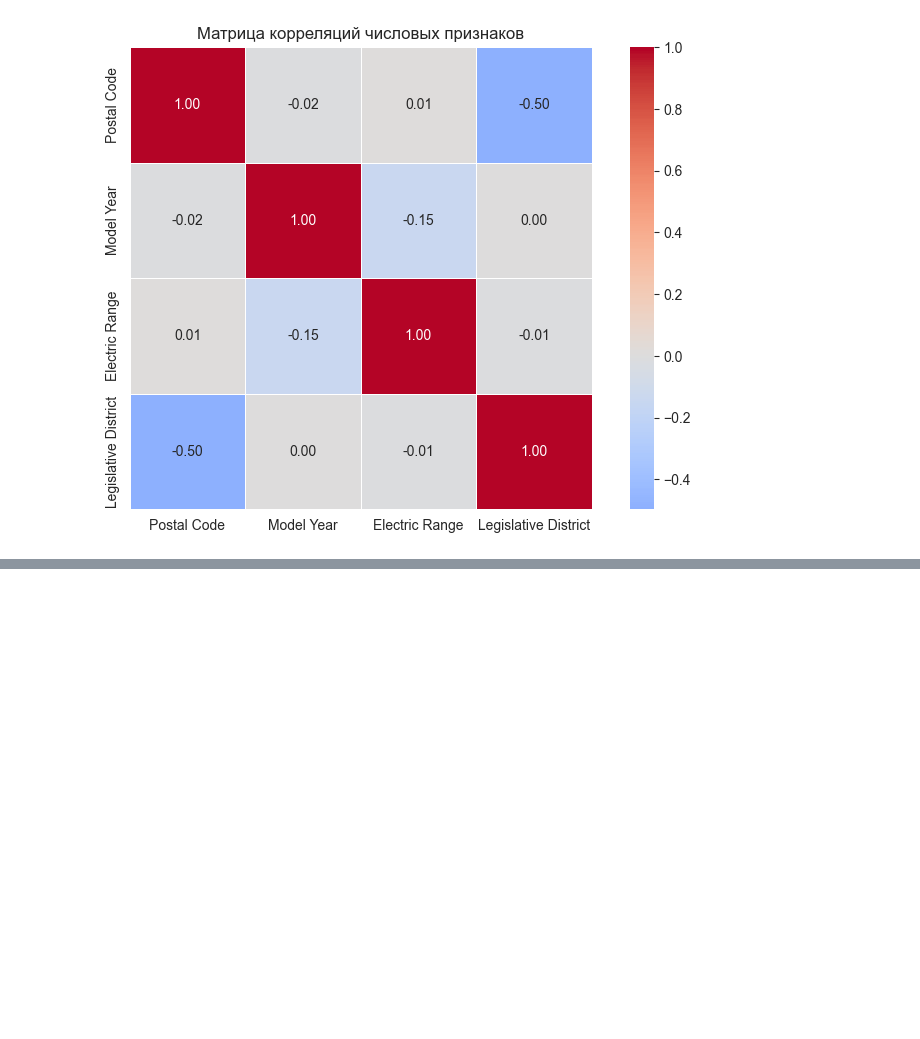
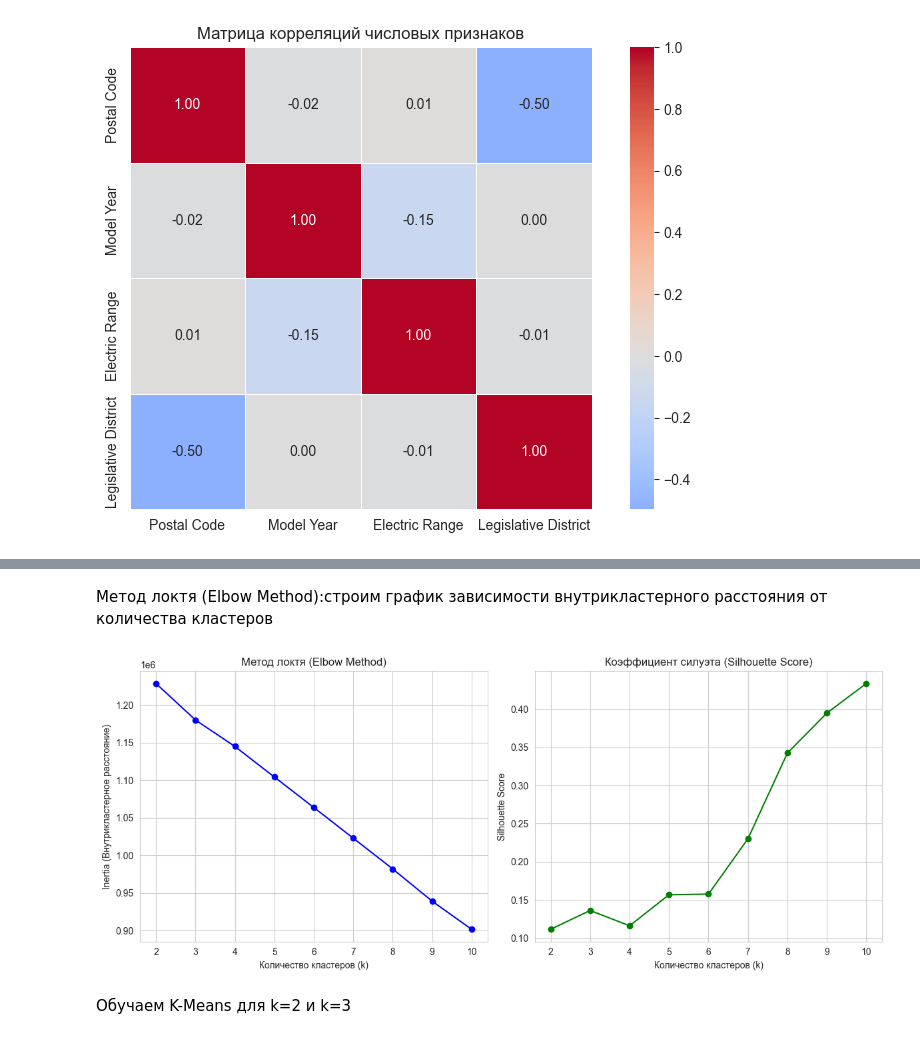
Before and after one commit to alexm1h/Machine-Learning-Python, a Jupyter notebook: lab2_MO/lab2_MO.ipynb, the cells around one changed output, grey strips where cells are left out. Drawn from its saved outputs; the diff is of its cells as text; code cells hidden in the pictures; blank space fills up the shorter version.

```diff
--- a/lab2_MO/lab2_MO.ipynb
+++ b/lab2_MO/lab2_MO.ipynb
@@ -281,0 +284,13 @@ Legislative District              1.000000
+# %%
+from sklearn.preprocessing import StandardScaler
+
+X = data_clean[['Make', 'Model Year', 'Electric Range']].copy()
+y_true = data_clean['Electric Vehicle Type']
+
+X = pd.get_dummies(X, columns=['Make'], drop_first=True)
+
+scaler = StandardScaler()
+X_scaled = scaler.fit_transform(X)
+
+print(f"Размер матрицы X для кластеризации: {X_scaled.shape}")
+print(f"Первые 5 строк масштабированных данных:\n{X_scaled[:5]}")
@@ -281,0 +315,40 @@ Legislative District              1.000000
+# %% [markdown]
+Метод локтя (Elbow Method):строим график зависимости внутрикластерного расстояния от количества кластеров
+# %%
+from sklearn.cluster import KMeans
+from sklearn.metrics import silhouette_score
+
+#Списки для сохранения результатов
+inertia = []
+silhouette_scores = []
+K_range = range(2, 11)
+
+for k in K_range:
+    kmeans = KMeans(n_clusters=k, random_state=42, n_init=10)
+    kmeans.fit(X_scaled)
+
+    #Сохраняем метрики
+    inertia.append(kmeans.inertia_)
+    silhouette_scores.append(silhouette_score(X_scaled, kmeans.labels_))
+
+#Строим графики
+plt.figure(figsize=(12, 5))
+
+plt.subplot(1, 2, 1)
+plt.plot(K_range, inertia, marker='o', color='blue')
+plt.title('Метод локтя (Elbow Method)')
+plt.xlabel('Количество кластеров (k)')
+plt.ylabel('Inertia (Внутрикластерное расстояние)')
+
+plt.subplot(1, 2, 2)
+plt.plot(K_range, silhouette_scores, marker='o', color='green')
+plt.title('Коэффициент силуэта (Silhouette Score)')
+plt.xlabel('Количество кластеров (k)')
+plt.ylabel('Silhouette Score')
+
+plt.tight_layout()
+plt.show()
+# %% [output]
+[figure, added]
+# %% [markdown]
+Обучаем K-Means для k=2 и k=3
```
Also changed, not shown: parts of 23 cells of this notebook.
